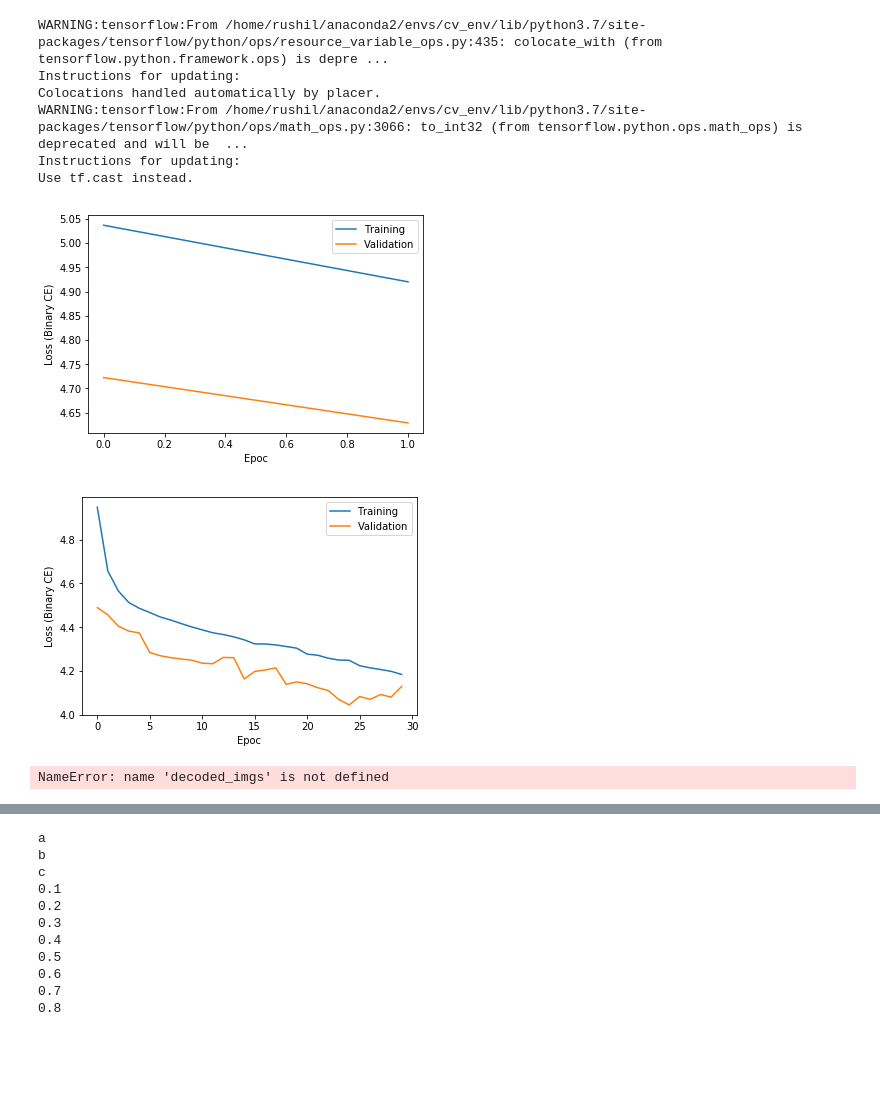
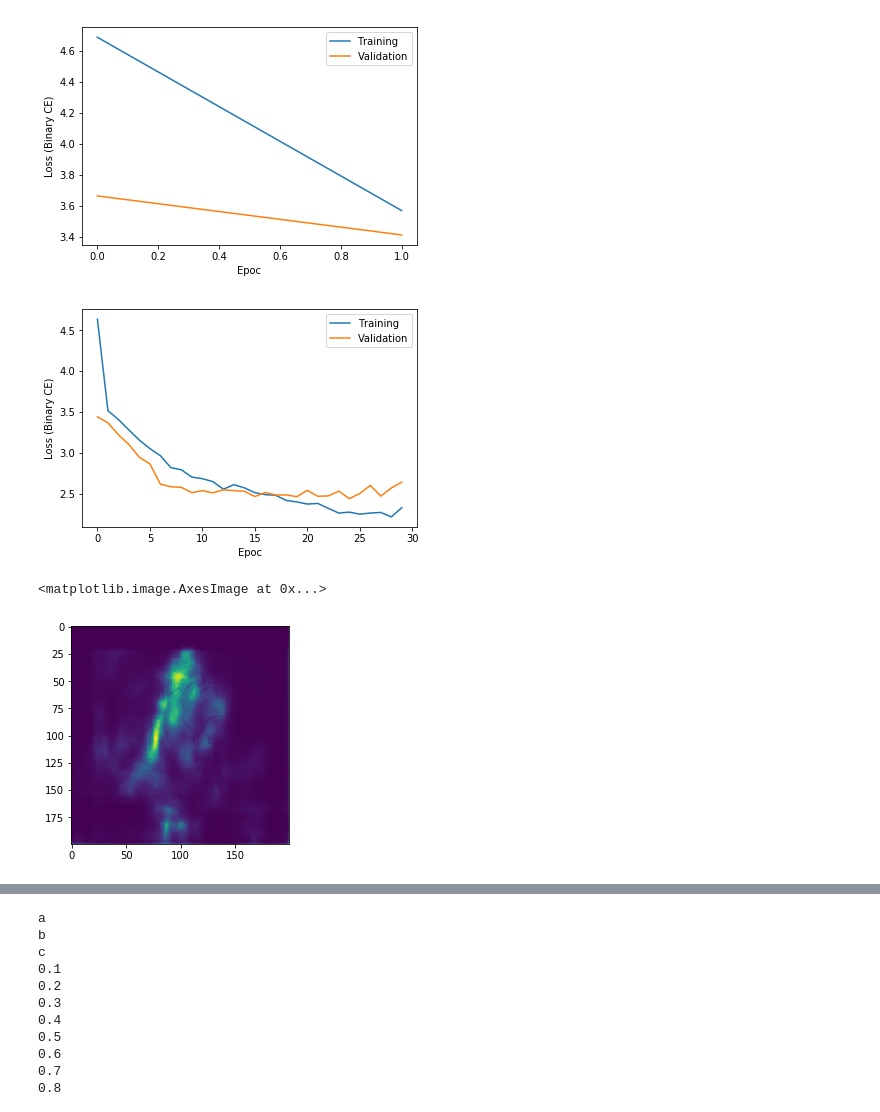
Before and after one commit to RushilDaya/DeepVision, a Jupyter notebook: scripts/03_segmentation_visualise.ipynb, the cells around one changed output, grey strips where cells are left out. Drawn from its saved outputs; the diff is of its cells as text; code cells hidden in the pictures; blank space fills up the shorter version.

Commit message:
trained segmentation models on person only dataset

```diff
--- a/scripts/03_segmentation_visualise.ipynb
+++ b/scripts/03_segmentation_visualise.ipynb
@@ -7,8 +7,8 @@ from random import randint
 import pickle,glob, cv2
 from shared.segmentationHelpers import get_num_images, generate_image_segmentation_labels
 # %%
-def loadModel(configName):
-    path = '../models/segmenters/'+configName+'/'
+def loadModel(configName, scheme):
+    path = '../models/segmenters/'+scheme+'/'+configName+'/'
     modelPath = path + 'model'
     historyPath = path +'history.pickle'
 
@@ -109,29 +109,24 @@ def diceAtThresholds(actual,predicted, thresholds):
 
     return meanDices
 # %%
-(model,history)=loadModel('config00')
+(model,history)=loadModel('config3','personOnly')
 showLoss(history)
 # %% [output]
-WARNING:tensorflow:From /home/rushil/anaconda2/envs/cv_env/lib/python3.7/site-packages/tensorflow/python/ops/resource_variable_ops.py:435: colocate_with (from tensorflow.python.framework.ops) is depre ...
-Instructions for updating:
-Colocations handled automatically by placer.
-WARNING:tensorflow:From /home/rushil/anaconda2/envs/cv_env/lib/python3.7/site-packages/tensorflow/python/ops/math_ops.py:3066: to_int32 (from tensorflow.python.ops.math_ops) is deprecated and will be  ...
-Instructions for updating:
-Use tf.cast instead.
-[figure, old version]
+[figure, new version]
 # %%
-(model,history)=loadModel('config2')
+(model,history)=loadModel('config5','personOnly')
 showLoss(history)
 #Decoding images
 BATCH_SIZE_TEST = 8
-NUM_SAMPLES_TEST =  get_num_images('test','foregroundBackground', '../data/')
+NUM_SAMPLES_TEST =  get_num_images('training','personOnly', '../data/')
 STEPS_TEST = ceil(NUM_SAMPLES_TEST/BATCH_SIZE_TEST)
 
-decoded_imgs = model.predict_generator(generate_image_segmentation_labels('test','foregroundBackground' ,BATCH_SIZE_TEST, dataDir='../data/',squashOutput=True),steps=STEPS_TEST)
+decoded_imgs = model.predict_generator(generate_image_segmentation_labels('training','personOnly' ,BATCH_SIZE_TEST, dataDir='../data/',squashOutput=True),steps=STEPS_TEST)
 # %% [output]
-[figure, old version]
+[figure, new version]
 # %%
 decoded_imgs.shape
-plt.imshow(decoded_imgs[3,:,:,0])
+plt.imshow(decoded_imgs[77,:,:,0])
 # %% [output]
-NameError: name 'decoded_imgs' is not defined
+<matplotlib.image.AxesImage at 0x...>
+[figure, added]
```
Also changed, not shown: parts of 2 cells of this notebook, 17 other files.
